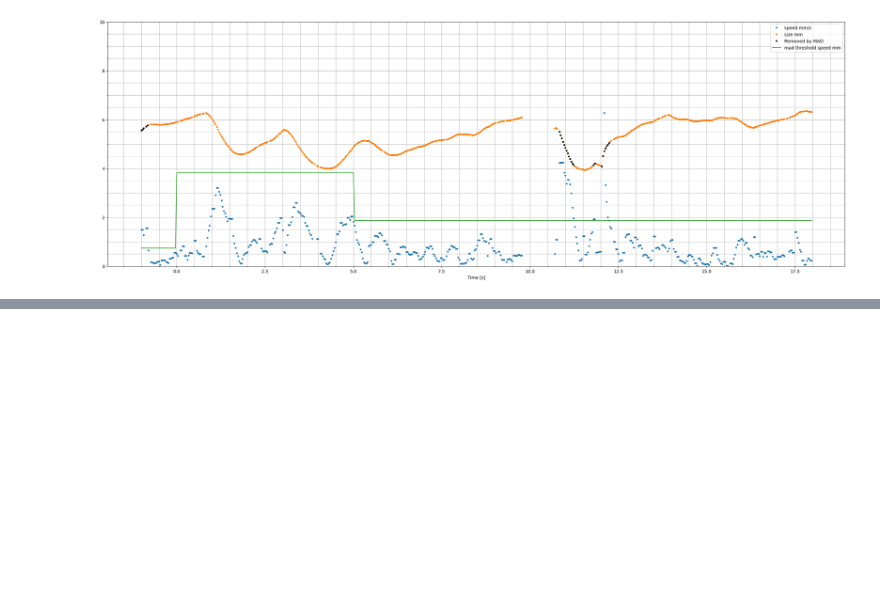
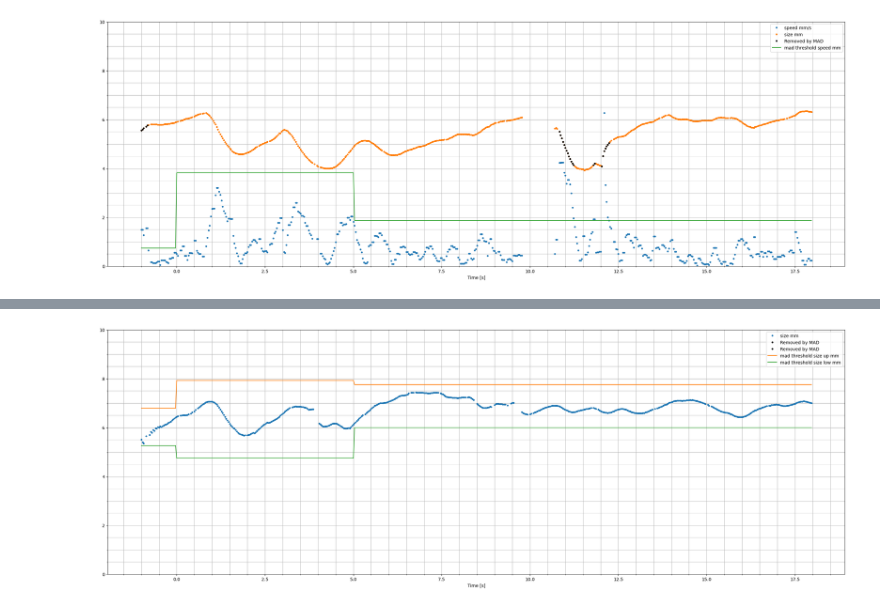
Before and after one commit to tscnlab/civibe_pupilprep, a Jupyter notebook: notebooks/prep_detect_remove_artifacts.ipynb, the cells around one changed output, grey strips where cells are left out. Saved outputs shown, nothing was run; the diff lists cells and outputs as text; code cells hidden in the pictures; blank space fills up the shorter version.

```diff
--- a/notebooks/prep_detect_remove_artifacts.ipynb
+++ b/notebooks/prep_detect_remove_artifacts.ipynb
@@ -207,0 +248,4 @@ As seen in the examples above, the MAD threshold is calculated for each trial ph
+# %%
+plot_trial_size_MAD(data_df,20)
+# %% [output]
+[figure, added]
```
Also changed, not shown: parts of 27 cells of this notebook.
